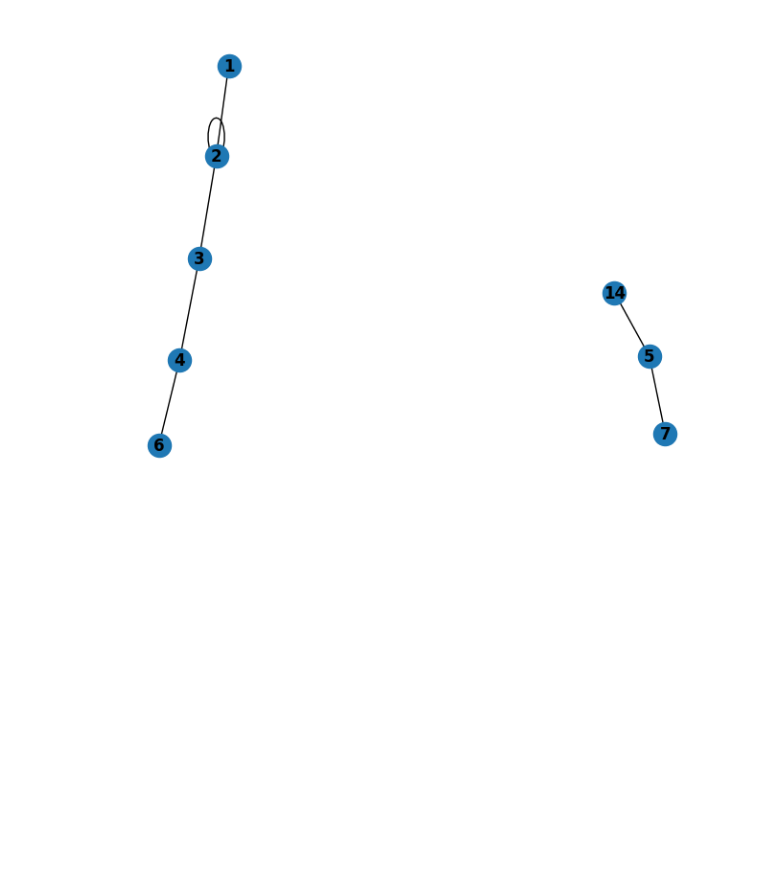
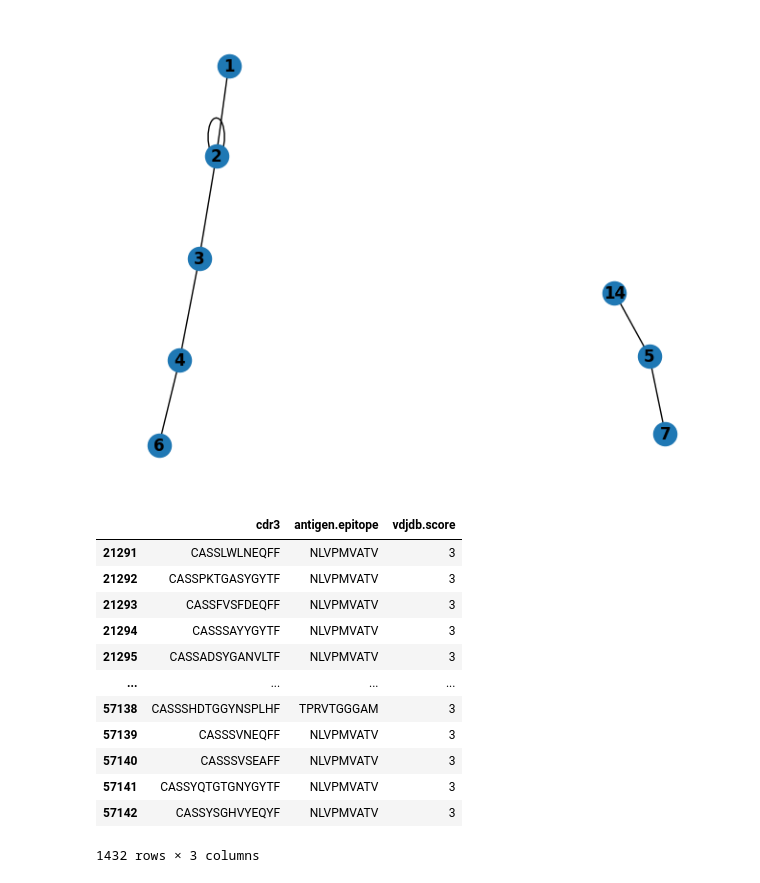
Before and after one commit to chenbis/sol_lab, a Jupyter notebook: a.ipynb, the cells around one changed output. Drawn from its saved outputs; the diff is of its cells as text; code cells hidden in the pictures; blank space fills up the shorter version.

```diff
--- a/a.ipynb
+++ b/a.ipynb
@@ -493,3 +493,26 @@ import matplotlib.pyplot as plt
 plt.show()
 # %% [output]
 [figure]
+# %%
+import pandas as pd
+data = pd.read_csv("files/vdjdb_cdr3.csv")
+data = data[data["vdjdb.score"] == 3]
+
+cdr3_header = "cdr3"
+epitope_header = "antigen.epitope"
+
+data
+# %% [output]
+|  | cdr3 | antigen.epitope | vdjdb.score |
+| 21291 | CASSLWLNEQFF | NLVPMVATV | 3 |
+| 21292 | CASSPKTGASYGYTF | NLVPMVATV | 3 |
+| 21293 | CASSFVSFDEQFF | NLVPMVATV | 3 |
+| 21294 | CASSSAYYGYTF | NLVPMVATV | 3 |
+| 21295 | CASSADSYGANVLTF | NLVPMVATV | 3 |
+| ... | ... | ... | ... |
+| 57138 | CASSSHDTGGYNSPLHF | TPRVTGGGAM | 3 |
+| 57139 | CASSSVNEQFF | NLVPMVATV | 3 |
+| 57140 | CASSSVSEAFF | NLVPMVATV | 3 |
+| 57141 | CASSYQTGTGNYGYTF | NLVPMVATV | 3 |
+| 57142 | CASSYSGHVYEQYF | NLVPMVATV | 3 |
+1432 rows × 3 columns
```
Also changed, not shown: 1 other file.
